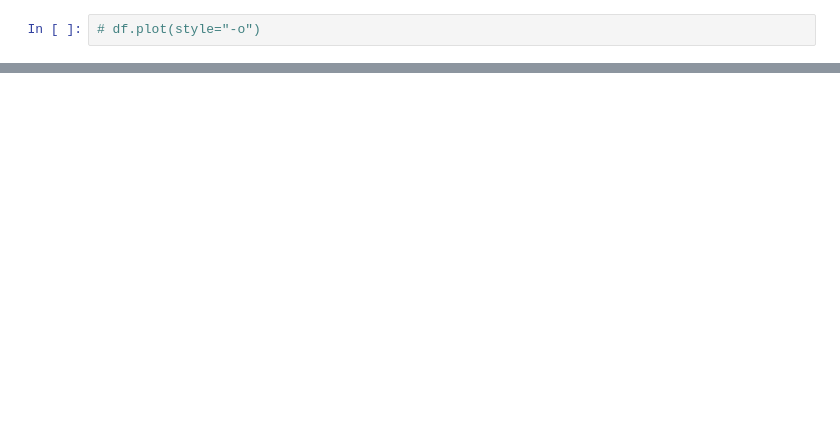
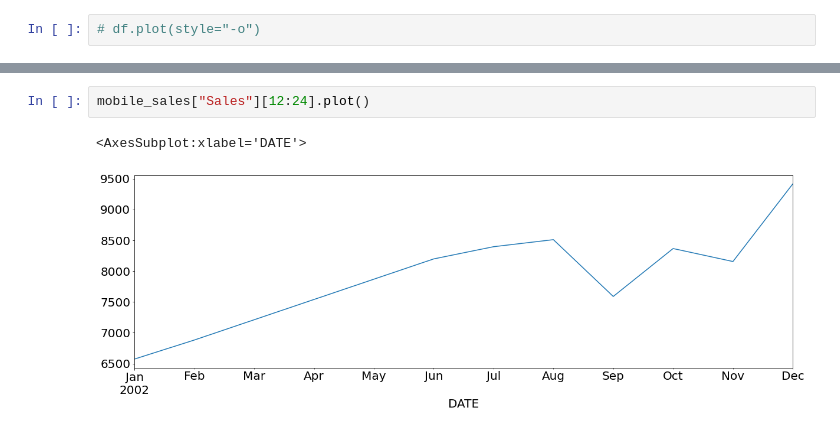
Before and after one commit to 28101991SUNNY/ML2_Unsupervised-Learning, a Jupyter notebook: 10_1_Time Series Analysis 1 .ipynb, the cells around one changed output, grey strips where cells are left out. Drawn from its saved outputs; the diff is of its cells as text; blank space fills up the shorter version.

```diff
--- a/10_1_Time Series Analysis 1 .ipynb
+++ b/10_1_Time Series Analysis 1 .ipynb
@@ -317,0 +367,5 @@ mobile_sales["Sales"].rolling(10,center=False).mean().plot()
+# %%
+mobile_sales["Sales"][12:24].plot()
+# %% [output]
+<AxesSubplot:xlabel='DATE'>
+[figure, added]
```
Also changed, not shown: parts of 45 cells of this notebook.
